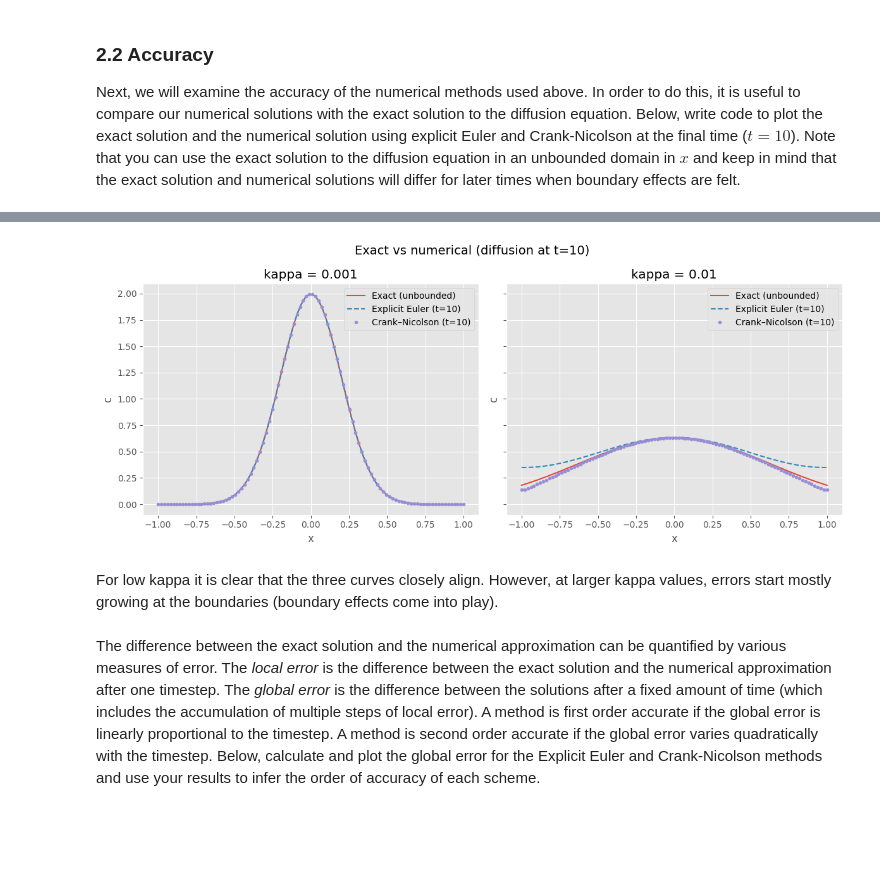
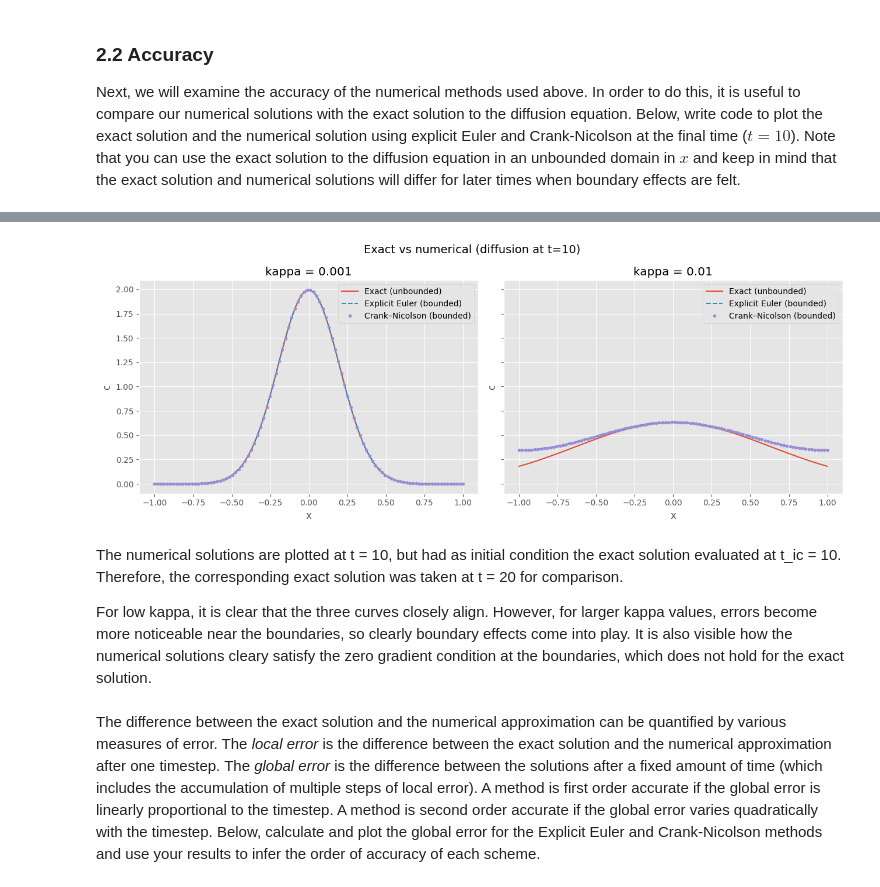
Before and after one commit to JefPhilippe/QCES, a Jupyter notebook: Project1_numerical_methods.ipynb, the cells around one changed output, grey strips where cells are left out. Drawn from its saved outputs; the diff is of its cells as text; code cells hidden in the pictures; blank space fills up the shorter version.

```diff
--- a/Project1_numerical_methods.ipynb
+++ b/Project1_numerical_methods.ipynb
@@ -280,7 +279,7 @@ def set_ics(x, kappa, t_ic):
 Finally, define some parameters and the x and t vectors:
 # %%
 # Defining parameters
-kappa = 0.001  # diffusivity, original 0.001
+kappa = 0.01  # diffusivity, original 0.001
 
 # Timestepping parameters
 t_start = 0  # start time (note that this is not the same time used to evaluate the exact solution to set the ICs)
@@ -354,7 +353,7 @@ t_ic = 10
 def exact_solution(x, t, kappa): # define exact solution function
   return (4 * np.pi * kappa * t)**(-0.5) * np.exp(-x**2 / (4 * kappa * t))
 
-fig, axes = plt.subplots(1, 2, figsize=(12, 5), sharey=True)
+fig, axes = plt.subplots(1, 2, figsize=(13, 5), sharey=True)
 
 for kappa, ax in zip(kappas, axes):
     c_EE = EE(x, t, kappa)
@@ -362,14 +361,14 @@ for kappa, ax in zip(kappas, axes):
     c_exact = exact_solution(x, t_end + t_ic, kappa) # shift time window, as t_ic was 10 for numerical models
 
     ax.plot(x, c_exact, label="Exact (unbounded)")
-    ax.plot(x, c_EE[:, -1], '--', label='Explicit Euler (t=10)')
-    ax.plot(x, c_CN[:, -1], '.', label='Crank–Nicolson (t=10)')
+    ax.plot(x, c_EE[:, -1], '--', label='Explicit Euler (bounded)')
+    ax.plot(x, c_CN[:, -1], '.', label='Crank–Nicolson (bounded)')
     ax.set_xlabel('x')
     ax.set_ylabel('c')
     ax.set_title(f'kappa = {kappa}')
     ax.legend()
 
-fig.suptitle('Exact vs numerical (diffusion at t=10)', fontsize=14)
+fig.suptitle('Exact vs numerical solution (diffusion at t=10)', fontsize=14)
 plt.tight_layout()
 plt.show()
 # %% [output]
@@ -380,5 +379,7 @@ Crank-Nicolson method took 0.06 seconds
-[figure, old version]
+[figure, new version]
-# %% [markdown]
-For low kappa it is clear that the three curves closely align. However, at larger kappa values, errors start mostly growing at the boundaries (boundary effects come into play).
+# %% [markdown]
+The numerical solutions are plotted at t = 10, but had as initial condition the exact solution evaluated at t_ic = 10. Therefore, the corresponding exact solution was taken at t = 20 for comparison.
+
+ For low kappa, it is clear that the three curves closely align. However, for larger kappa values, errors become more noticeable near the boundaries, so  clearly boundary effects come into play. It is also visible how the numerical solutions cleary satisfy the zero gradient condition at the boundaries, which does not hold for the exact solution.
 # %% [markdown]
 The difference between the exact solution and the numerical approximation can be quantified by various measures of error. The *local error* is the difference between the exact solution and the numerical approximation after one timestep. The *global error* is the difference between the solutions after a fixed amount of time (which includes the accumulation of multiple steps of local error). A method is first order accurate if the global error is linearly proportional to the timestep. A method is second order accurate if the global error varies quadratically with the timestep. Below, calculate and plot the global error for the Explicit Euler and Crank-Nicolson methods and use your results to infer the order of accuracy of each scheme.
```
Also changed, not shown: parts of 25 cells of this notebook.
